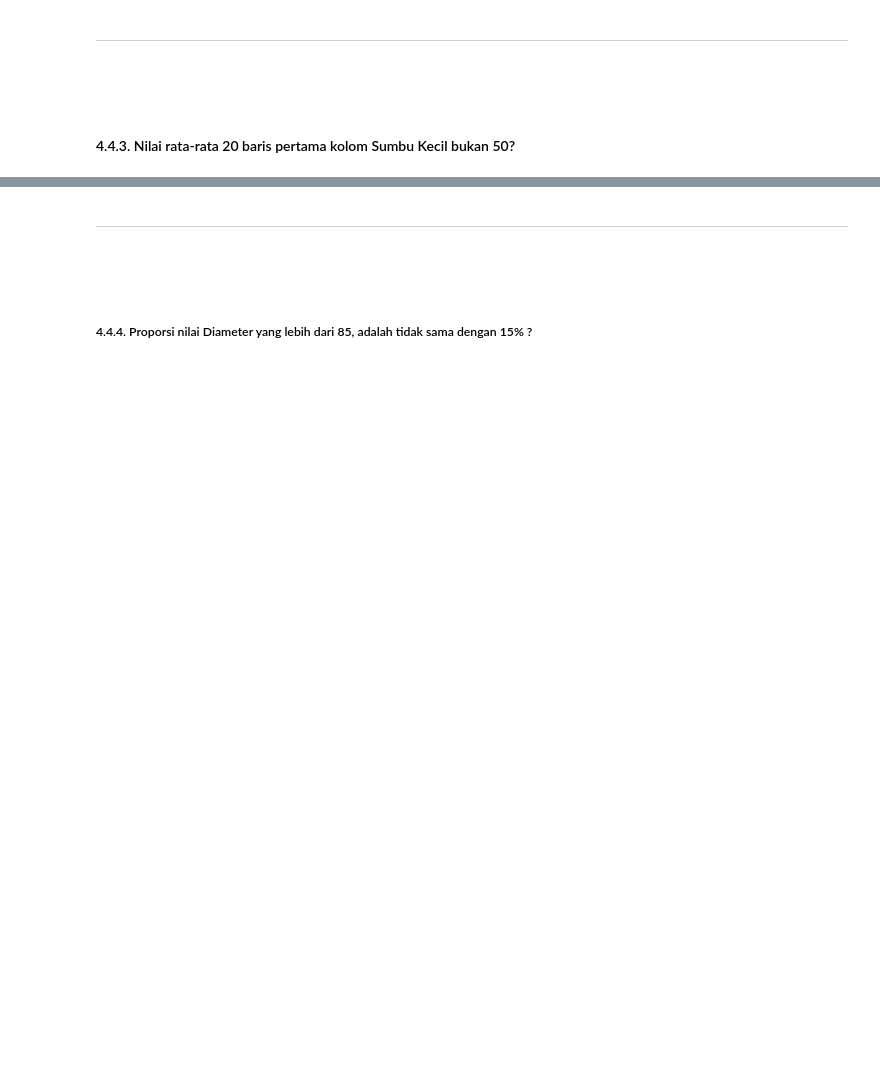
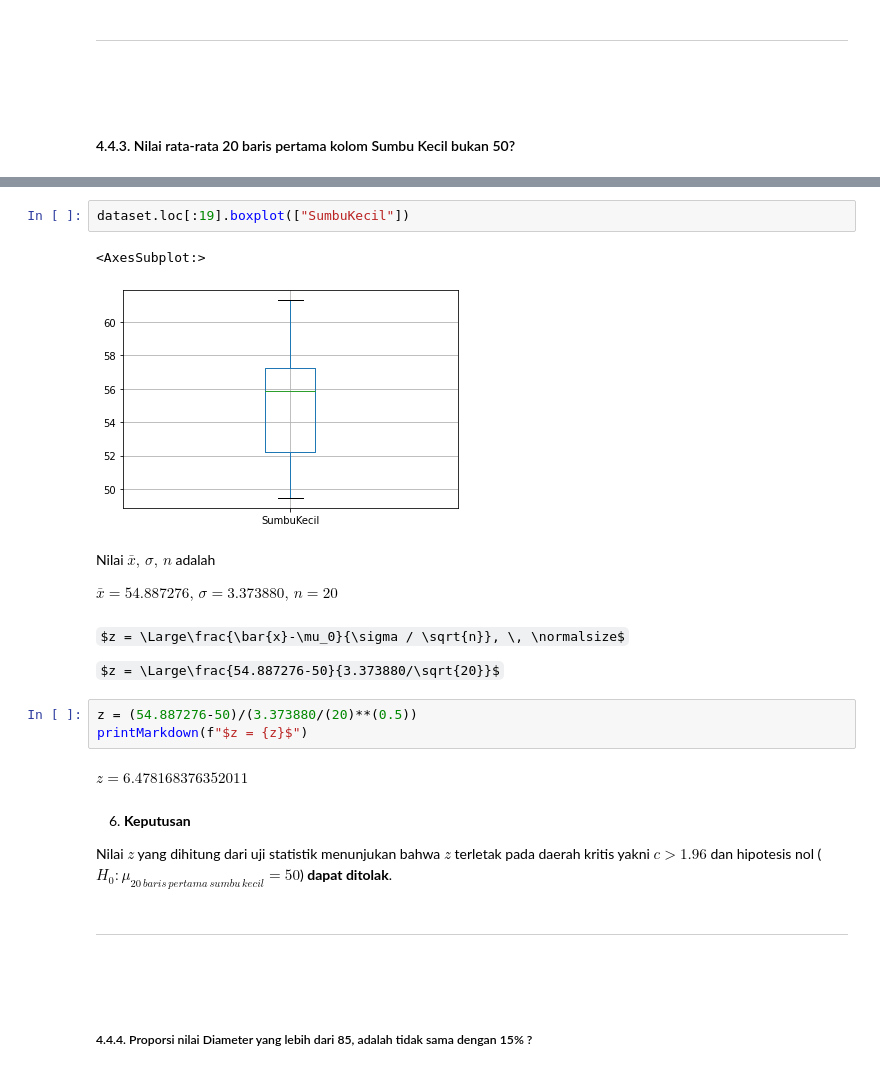
Before and after one commit to Lock1/IF2220-Probstat, a Jupyter notebook: TubesProbstat.ipynb, the cells around one changed output, grey strips where cells are left out. Saved outputs shown, nothing was run; the diff lists cells and outputs as text; some formulas as TeX source; blank space fills up the shorter version.

````diff
--- a/TubesProbstat.ipynb
+++ b/TubesProbstat.ipynb
@@ -764,3 +879,25 @@ Nilai $z$ yang dihitung dari uji statistik menunjukan bahwa $z > c$ sehingga nil
+# %%
+dataset.loc[:19].boxplot(["SumbuKecil"])
+# %% [output]
+<AxesSubplot:>
+[figure, added]
+# %% [markdown]
+Nilai $\bar{x}, \, \sigma, \, n$ adalah
+
+$\bar{x} = 54.887276, \, \sigma = 3.373880, \, n = 20$
+# %% [markdown]
+$z = \Large\frac{\bar{x}-\mu_0}{\sigma / \sqrt{n}}, \, \normalsize$
+
+$z = \Large\frac{54.887276-50}{3.373880/\sqrt{20}}$
+# %%
+z = (54.887276-50)/(3.373880/(20)**(0.5))
+printMarkdown(f"$z = {z}$")
+# %% [output]
+$z = 6.478168376352011$
+# %% [markdown]
+6. **Keputusan**
+
+Nilai $z$ yang dihitung dari uji statistik menunjukan bahwa $z$ terletak pada daerah kritis yakni $c > 1.96$ dan hipotesis nol ($H_0 : \mu_{20\, baris\, pertama\, sumbu\, kecil} = 50$) **dapat ditolak**.
 # %% [markdown]
 ***
 ```
````
Also changed, not shown: parts of 15 cells of this notebook.
